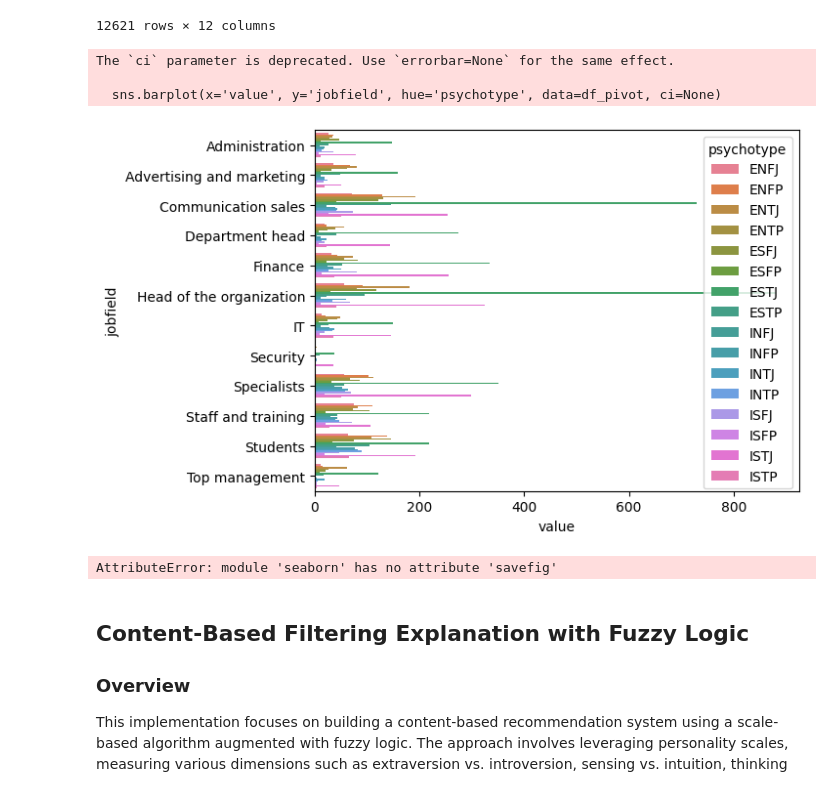
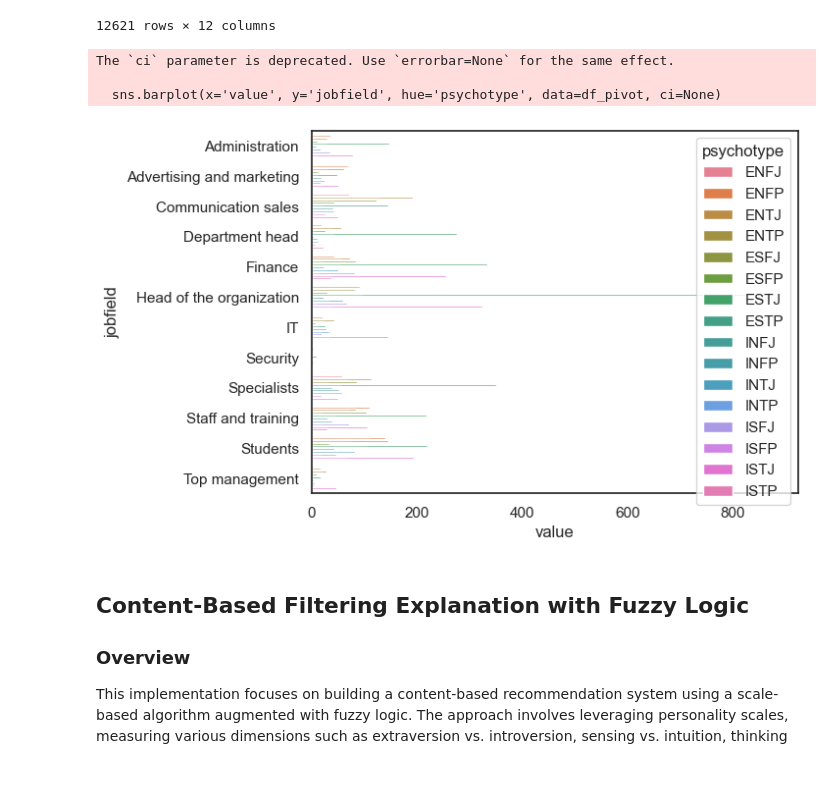
Before and after one commit to fairuzald/Hybrid-MBTI-Job-Based-Recommender-System, a Jupyter notebook: recommender_systems.ipynb, the cells around one changed output. Saved outputs shown, nothing was run; the diff lists cells and outputs as text; code cells hidden in the pictures.

```diff
--- a/recommender_systems.ipynb
+++ b/recommender_systems.ipynb
@@ -76,36 +76,18 @@ df
 12621 rows × 12 columns
 # %%
 # Pivot data
-contingency_table = pd.crosstab(df['jobfield'], df['psychotype'])
 df_pivot = contingency_table.reset_index().melt(id_vars='jobfield')
 
 # Create bar chart
 sns.barplot(x='value', y='jobfield', hue='psychotype', data=df_pivot, ci=None)
 
 # Plot Show
 plt.show()
-
-# Set the style of seaborn to white
-sns.set(style='white')
-
-# Pivot data
-contingency_table = pd.crosstab(df['jobfield'], df['psychotype'])
-df_pivot = contingency_table.reset_index().melt(id_vars='jobfield')
-
-# Create bar chart
-sns.barplot(x='value', y='jobfield', hue='psychotype', data=df_pivot, ci=None)
-
-# Plot Show
-plt.show()
-
-# Save the plot as a png image
-plt.savefig('results/data_plot.png')
 # %% [output]
 The `ci` parameter is deprecated. Use `errorbar=None` for the same effect.
 
   sns.barplot(x='value', y='jobfield', hue='psychotype', data=df_pivot, ci=None)
-[figure, old version]
+[figure, new version]
-AttributeError: module 'seaborn' has no attribute 'savefig'
 # %% [markdown]
 ## Content-Based Filtering Explanation with Fuzzy Logic
 
```
Also changed, not shown: parts of 4 cells of this notebook, 2 other files.
